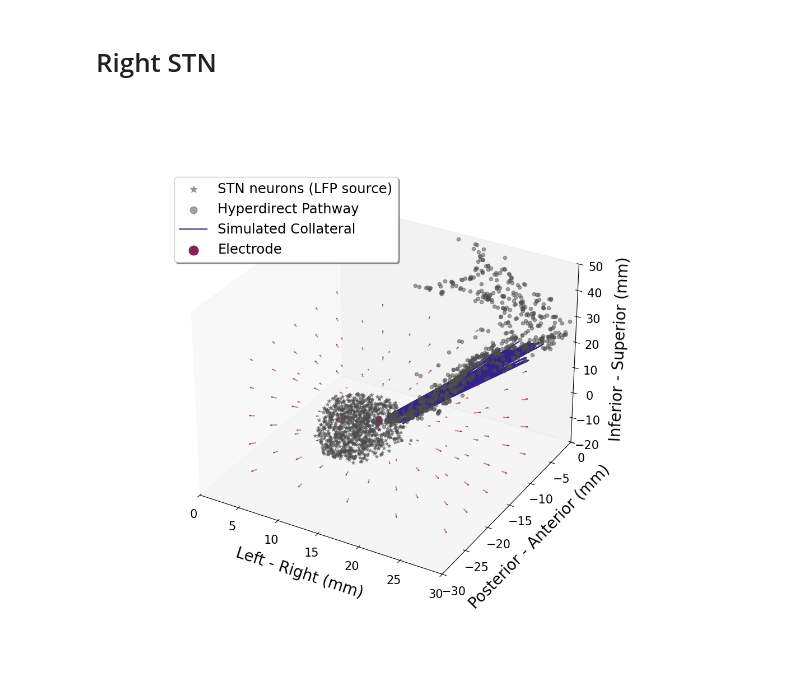
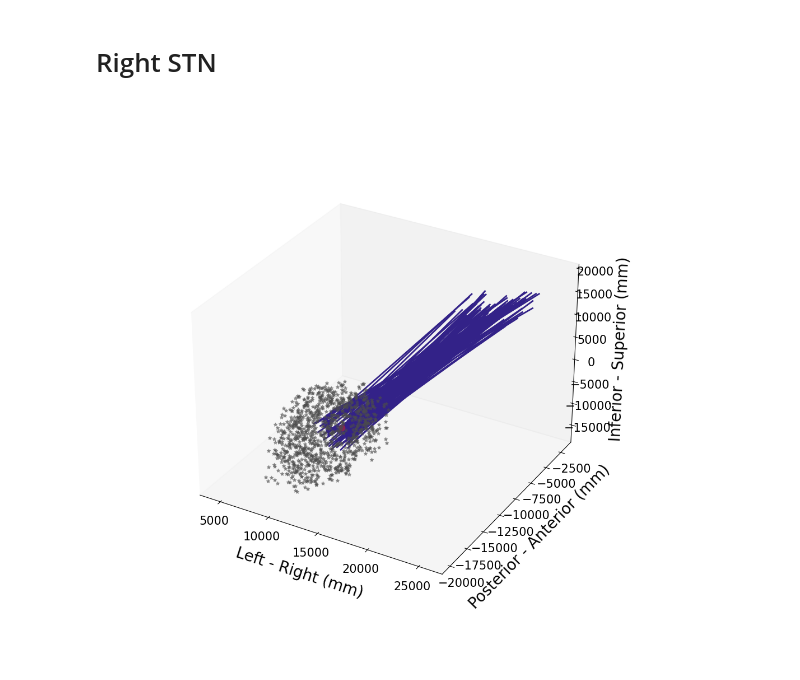
Before and after one commit to taramcguire/COMSOL2NETWORK_test_files, a Jupyter notebook: FE_and_neuron_network_coupling_project/Publication_Figures/20260313_HDP_figures.ipynb, the cells around one changed output. Saved outputs shown, nothing was run; the diff lists cells and outputs as text; code cells hidden in the pictures.

Commit message:
hdp position generator

```diff
--- a/FE_and_neuron_network_coupling_project/Publication_Figures/20260313_HDP_figures.ipynb
+++ b/FE_and_neuron_network_coupling_project/Publication_Figures/20260313_HDP_figures.ipynb
@@ -342,8 +345,7 @@ class LeadDBS_atlases_random_point_generator:
         y_coordinates = world_points[:, 1] - self.stimulating_electrode_position[1]
 
 
-        mask = (x_coordinates**2 + y_coordinates**2 > self.encapsulation_radius**2) & (x_coordinates > 0)
-
+        mask = ~(x_coordinates**2 + y_coordinates**2 < self.encapsulation_radius**2)
 
         if mask.sum() < number_points:
             # recursively fill remaining points
@@ -490,3 +509,23 @@ collateral_positions = collateral_positions_along_HDP(positions_HDP_collaterals_
+# %%
+
+random_point_generator_HDP_collaterals = LeadDBS_HDP_atlas_collateral_random_point_generator(atlas_HDP, 22.5, 27.5, -20, 0, 10, 30,electrode_position_mm, encapsulation_mm)
+positions_HDP_collaterals_upper = random_point_generator_HDP_collaterals.generate_positions(100)*1000
+'''
+random_point_generator_HDP_collaterals = LeadDBS_HDP_atlas_collateral_random_point_generator(atlas_HDP, 10, 25, -20, -5, -20, 0,electrode_position_mm, encapsulation_mm)
+positions_HDP_collaterals_lower = random_point_generator_HDP_collaterals.generate_positions(100)
+'''
+
+
+
+atlas_ewert = nib.load("./Motor_division_of_STN_atlases/STN_motor_DISTAL_Ewert_2017_right.nii")
+random_point_generator_ewert = LeadDBS_atlases_random_point_generator(atlas_ewert, electrode_position_mm, encapsulation_mm)
+positions_HDP_collaterals_lower = random_point_generator_ewert.generate_positions(100)*1000
+
+electrode_position= np.array([12000, -13500, -8300])
+encapsulation = 1135
+
+
+collateral_positions = collateral_positions_along_HDP(positions_HDP_collaterals_lower, positions_HDP_collaterals_upper, 100, electrode_position, encapsulation)
 # %%
 %matplotlib widget
 
@@ -500,32 +539,34 @@ ax.set_ylabel('Posterior - Anterior (mm)', fontsize = 20, labelpad = 15)
 
 
 ##### julich ##############
+
 x_points_ewert = positions_julich[:,0]
 y_points_ewert = positions_julich[:,1]
 z_points_ewert = positions_julich[:,2]
 
 ax.scatter(x_points_ewert, y_points_ewert, z_points_ewert, c='#4D4D4D', label = "STN neurons (LFP source)", depthshade=False, alpha = 0.5, linewidth = 1, marker='*')
-
+'''
 ##### HDP ##############
 x_points_HDP = positions_HDP[:,0]
 y_points_HDP = positions_HDP[:,1]
 z_points_HDP = positions_HDP[:,2]
 
 ax.scatter(x_points_HDP, y_points_HDP, z_points_HDP, c='#4D4D4D', label = "Hyperdirect Pathway", depthshade=False, alpha = 0.5, linewidth= 1, axlim_clip=True)
-
+'''
 for i in range(0, 100):
     x_points_collateral = collateral_positions[:,:,0][i]
     y_points_collateral = collateral_positions[:,:,1][i]
     z_points_collateral = collateral_positions[:,:,2][i]
     if i == 0:
-        ax.plot(x_points_collateral, y_points_collateral, z_points_collateral, c='#332288', label = "Simulated Collateral")
+        ax.plot(x_points_collateral, y_points_collateral, z_points_collateral, c='#332288', label = "Simulated Collateral", linewidth=2)
     else:
-        ax.plot(x_points_collateral, y_points_collateral, z_points_collateral, c='#332288')
+        ax.plot(x_points_collateral, y_points_collateral, z_points_collateral, c='#332288', linewidth=2)
 
 ###############################################################
 #electrode
-ax.scatter(np.array([12]), np.array([-12]), np.array([-8.5]), c='#882255', label = "Electrode", linewidth=4)
-ax.scatter(np.array([12,12]), np.array([-12,-12]), np.array([-8,-9]), color='#882255', depthshade=False, linewidth=4)
+ax.scatter(np.array([12000]), np.array([-13500]), np.array([-8300]), c='#882255', label = "Electrode", linewidth=4)
+#ax.scatter(np.array([12,12]), np.array([-12,-12]), np.array([-8,-9]), color='#882255', depthshade=False, linewidth=4)
+'''
 #############efield
 x0, y0, z0 = 12, -12, -8.5
 
@@ -568,35 +609,35 @@ Ezn = Ez / norm
 
 # -------------------------
 # Plot
 # -------------------------
 
 
 step = 3
 ax.quiver(
     X[::step, ::step, ::step],
     Y[::step, ::step, ::step],
     Z[::step, ::step, ::step],
     Exn[::step, ::step, ::step],
     Eyn[::step, ::step, ::step],
     Ezn[::step, ::step, ::step],
     length=0.8,
     color='#882255',
     alpha = 0.5
 )
-
+'''
 ###############################################################
 
-legend = ax.legend(loc='upper left', shadow=True, markerscale=2., scatterpoints=1, fontsize=17.5)
+#legend = ax.legend(loc='upper left', shadow=True, markerscale=2., scatterpoints=1, fontsize=17.5)
 
 ax.grid(False)
 
 ax.tick_params(axis='both', which='major', labelsize=15, pad = 5)
-
+'''
 ax.axes.set_xlim3d(left=0, right=30)
 ax.axes.set_ylim3d(bottom=-30, top=0)
 ax.axes.set_zlim3d(bottom=-20, top=50)
-
+'''
 plt.show()
 #plt.savefig("stimulated_collaterals_HDP_with_point_source.svg", format="svg")
 # %% [output]
-[figure, old version]
+[figure, new version]
```
Also changed, not shown: parts of 6 cells of this notebook, 2 other files.
